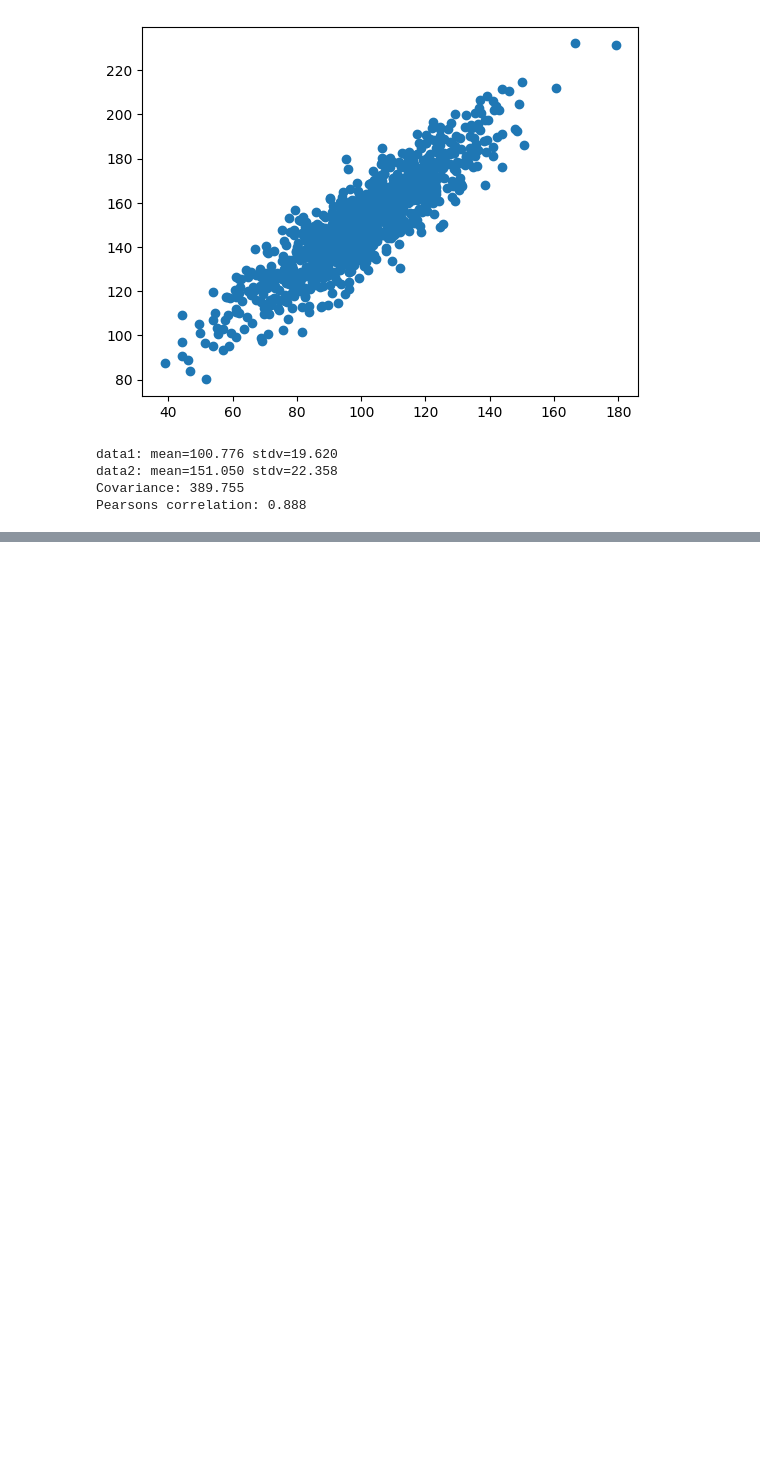
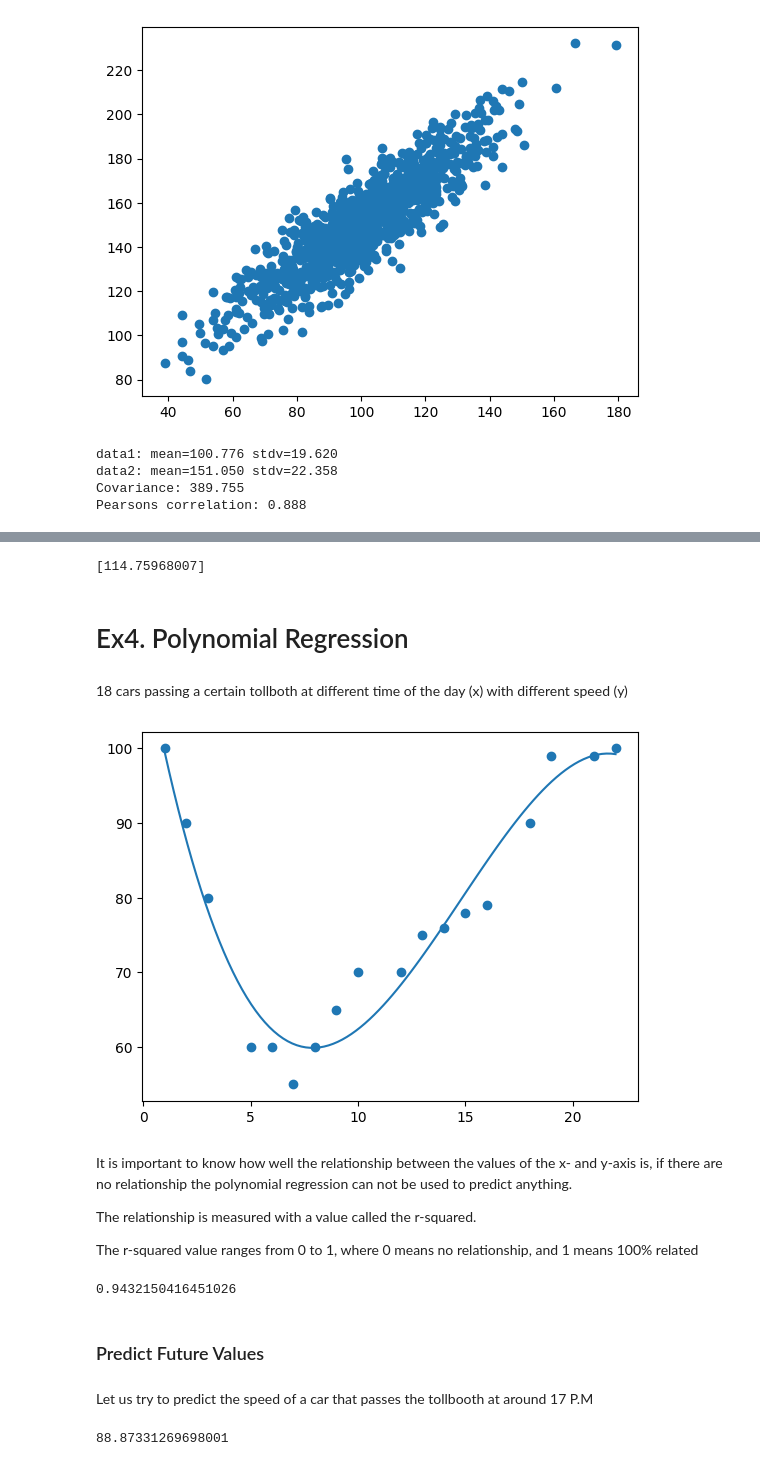
Before and after one commit to DaisyIpatzi/daisyipatzi.github.io, a Jupyter notebook: assets/ML_Artifacts/Correlation_And_Regression/Correlation_and_Regression.ipynb, the cells around one changed output, grey strips where cells are left out. Drawn from its saved outputs; the diff is of its cells as text; code cells hidden in the pictures; blank space fills up the shorter version.

```diff
--- a/assets/ML_Artifacts/Correlation_And_Regression/Correlation_and_Regression.ipynb
+++ b/assets/ML_Artifacts/Correlation_And_Regression/Correlation_and_Regression.ipynb
@@ -73,0 +180,63 @@ In summary, data1 and data2 have a strong positive linear relationship, with dat
+# %%
+predictedCO2 = regr.predict([[3300, 1300]])
+
+print(predictedCO2)
+# %% [output]
+[114.75968007]
+# %% [markdown]
+# Ex4. Polynomial Regression
+# %% [markdown]
+18 cars passing a certain tollboth at different time of the day (x) with different speed (y)
+# %%
+import numpy
+import matplotlib.pyplot as plt
+
+x = [1,2,3,5,6,7,8,9,10,12,13,14,15,16,18,19,21,22]
+y = [100,90,80,60,60,55,60,65,70,70,75,76,78,79,90,99,99,100]
+
+#NumPy has a method that lets us make a polynomial model
+mymodel = numpy.poly1d(numpy.polyfit(x, y, 3))
+
+#specify how the line will display, we start at position 1, and end at position 22
+myline = numpy.linspace(1, 22, 100)
+
+plt.scatter(x, y)
+plt.plot(myline, mymodel(myline))
+plt.show()
+# %% [output]
+[figure, added]
+# %% [markdown]
+It is important to know how well the relationship between the values of the x- and y-axis is, if there are no relationship the polynomial regression can not be used to predict anything.
+
+The relationship is measured with a value called the r-squared.
+
+The r-squared value ranges from 0 to 1, where 0 means no relationship, and 1 means 100% related
+# %%
+import numpy
+from sklearn.metrics import r2_score
+
+x = [1,2,3,5,6,7,8,9,10,12,13,14,15,16,18,19,21,22]
+y = [100,90,80,60,60,55,60,65,70,70,75,76,78,79,90,99,99,100]
+
+mymodel = numpy.poly1d(numpy.polyfit(x, y, 3))
+
+print(r2_score(y, mymodel(x)))
+# %% [output]
+0.9432150416451026
+# %% [markdown]
+### Predict Future Values
+# %% [markdown]
+Let us try to predict the speed of a car that passes the tollbooth at around 17 P.M
+# %%
+import numpy
+from sklearn.metrics import r2_score
+
+x = [1,2,3,5,6,7,8,9,10,12,13,14,15,16,18,19,21,22]
+y = [100,90,80,60,60,55,60,65,70,70,75,76,78,79,90,99,99,100]
+
+mymodel = numpy.poly1d(numpy.polyfit(x, y, 3))
+
+speed = mymodel(17)
+print(speed)
+# %% [output]
+88.87331269698001
```
Also changed, not shown: parts of 15 cells of this notebook.
